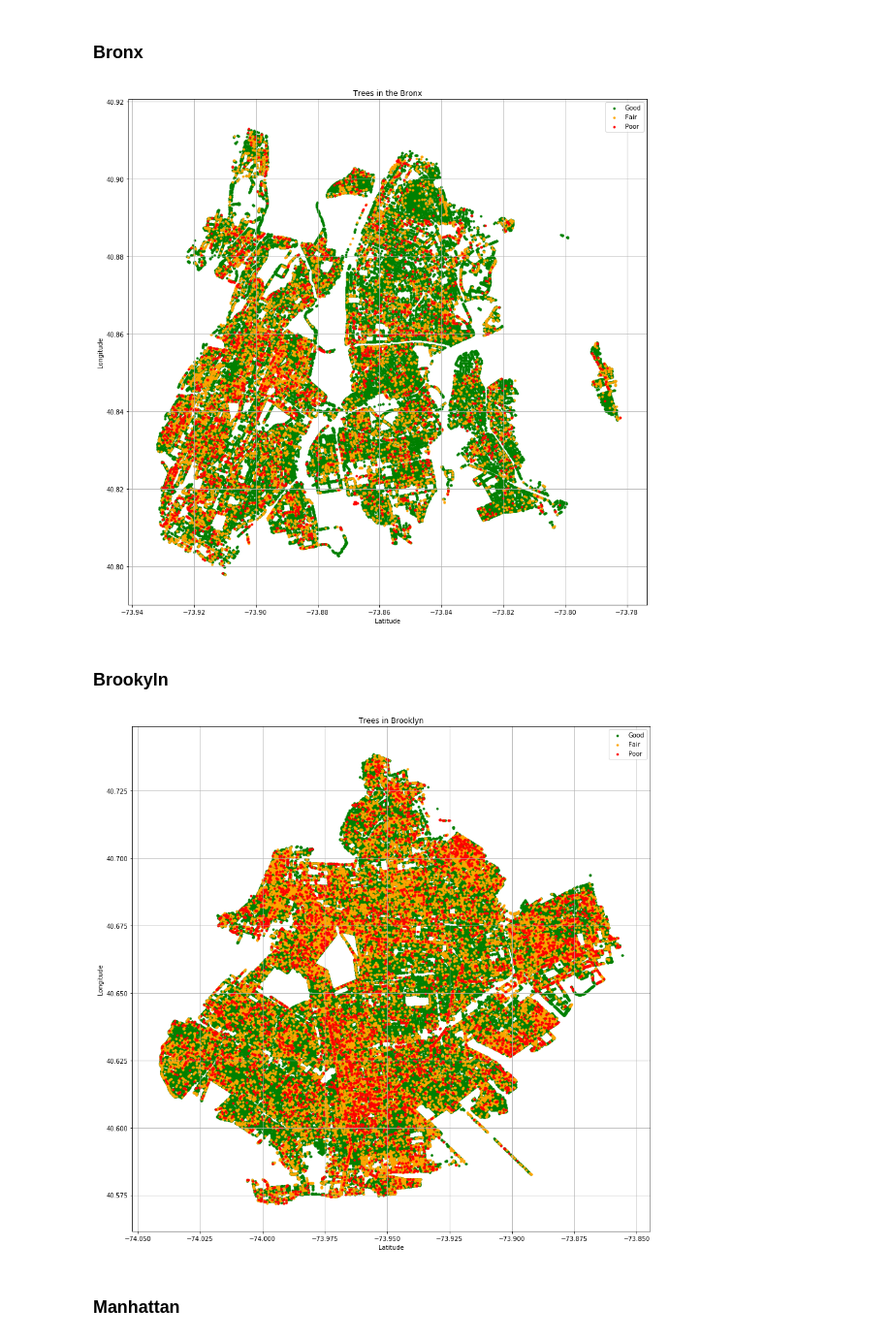
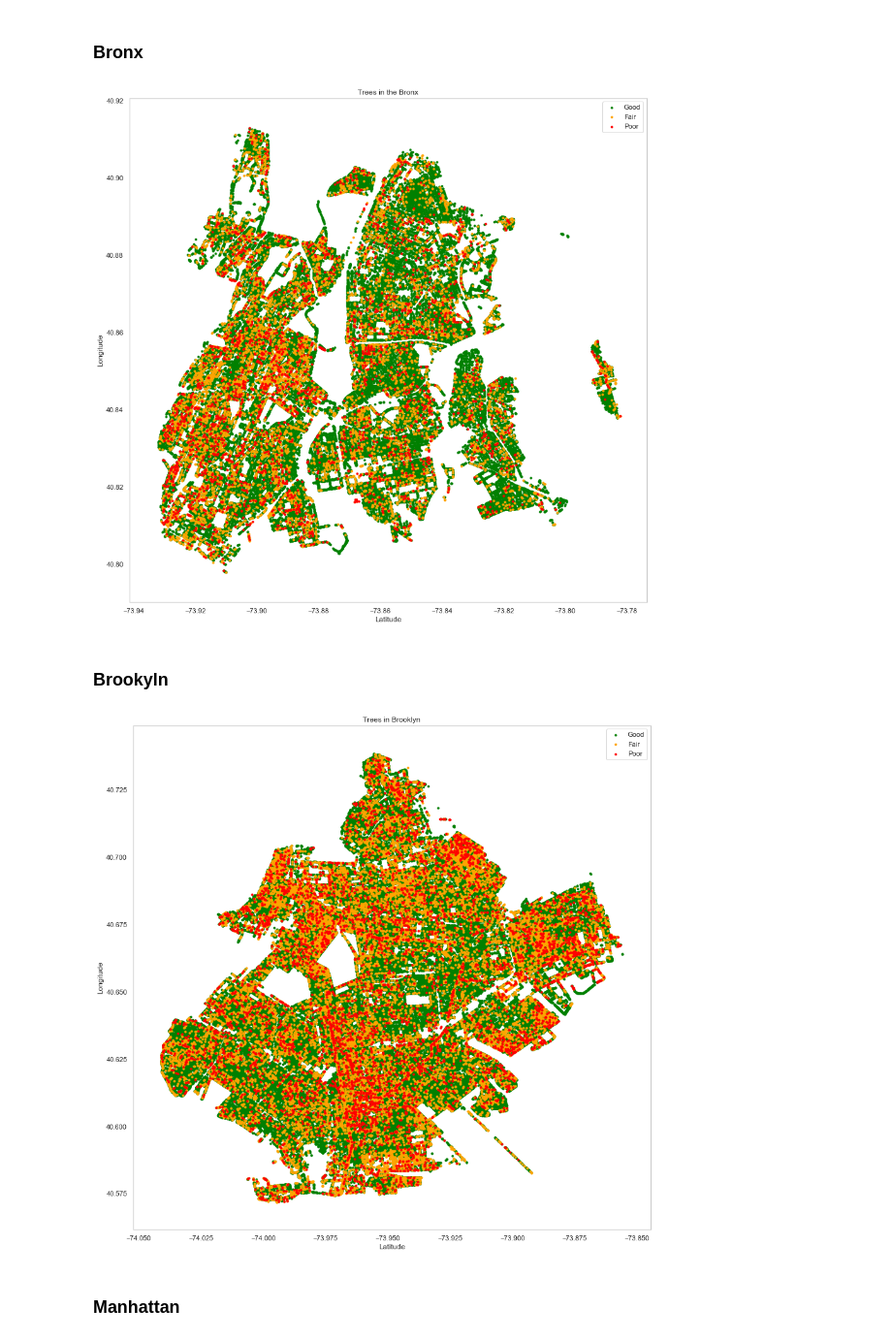
Before and after one commit to annasophiat/tree-health-census, a Jupyter notebook: tree_census_data_storytelling.ipynb, the cells around one changed output. Shown at 97% size. Drawn from its saved outputs; the diff is of its cells as text; code cells hidden in the pictures.

```diff
--- a/tree_census_data_storytelling.ipynb
+++ b/tree_census_data_storytelling.ipynb
@@ -22,6 +22,8 @@ import numpy as np
 from numpy.random import seed
 import matplotlib.pyplot as plt
 import seaborn as sns
+
+sns.set(style="whitegrid")
 # %%
 data = pd.read_csv('tree_census_cleaned.csv', index_col=0) # import data
 tree = data # save a copy of data as tree
@@ -383,41 +381,41 @@ plt.show()
 # %% [markdown]
 ### Bronx
 # %%
-bronx_good = trees_bronx_scat[tree.health == 'Good']
-bronx_fair = trees_bronx_scat[tree.health == 'Fair']
-bronx_poor = trees_bronx_scat[tree.health == 'Poor']
+bronx_good = tree[(tree.health == 'Good') & (tree.borough == 'Bronx')][['longitude', 'latitude']]
+bronx_fair = tree[(tree.health == 'Fair') & (tree.borough == 'Bronx')][['longitude', 'latitude']]
+bronx_poor = tree[(tree.health == 'Poor') & (tree.borough == 'Bronx')][['longitude', 'latitude']]
 
 plt.figure(figsize=(15, 15))
 plt.scatter(bronx_good.longitude, bronx_good.latitude, c='green', label='Good', marker='.')
 plt.scatter(bronx_fair.longitude, bronx_fair.latitude, c='orange', label='Fair', marker='.')
 plt.scatter(bronx_poor.longitude, bronx_poor.latitude, c='red', label='Poor', marker='.')
+plt.grid()
 plt.xlabel('Latitude')
 plt.ylabel('Longitude')
 plt.title('Trees in the Bronx')
 plt.legend(loc='upper right')
-plt.grid()
 plt.show()
 # %% [output]
-[figure, old version]
+[figure, new version]
 # %% [markdown]
 ### Brookyln
 # %%
-brooklyn_good = trees_brooklyn_scat[tree.health == 'Good']
-brooklyn_fair = trees_brooklyn_scat[tree.health == 'Fair']
-brooklyn_poor = trees_brooklyn_scat[tree.health == 'Poor']
+brooklyn_good = tree[(tree.health == 'Good') & (tree.borough == 'Brooklyn')][['longitude', 'latitude']]
+brooklyn_fair = tree[(tree.health == 'Fair') & (tree.borough == 'Brooklyn')][['longitude', 'latitude']]
+brooklyn_poor = tree[(tree.health == 'Poor') & (tree.borough == 'Brooklyn')][['longitude', 'latitude']]
 
 plt.figure(figsize=(15, 15))
 plt.scatter(brooklyn_good.longitude, brooklyn_good.latitude, c='green', label='Good', marker='.')
 plt.scatter(brooklyn_fair.longitude, brooklyn_fair.latitude, c='orange', label='Fair', marker='.')
 plt.scatter(brooklyn_poor.longitude, brooklyn_poor.latitude, c='red', label='Poor', marker='.')
+plt.grid()
 plt.xlabel('Latitude')
 plt.ylabel('Longitude')
 plt.title('Trees in Brooklyn')
 plt.legend(loc='upper right')
-plt.grid()
 plt.show()
 # %% [output]
-[figure, old version]
+[figure, new version]
 # %% [markdown]
 ### Manhattan
 # %%
```
Also changed, not shown: parts of 78 cells of this notebook.
